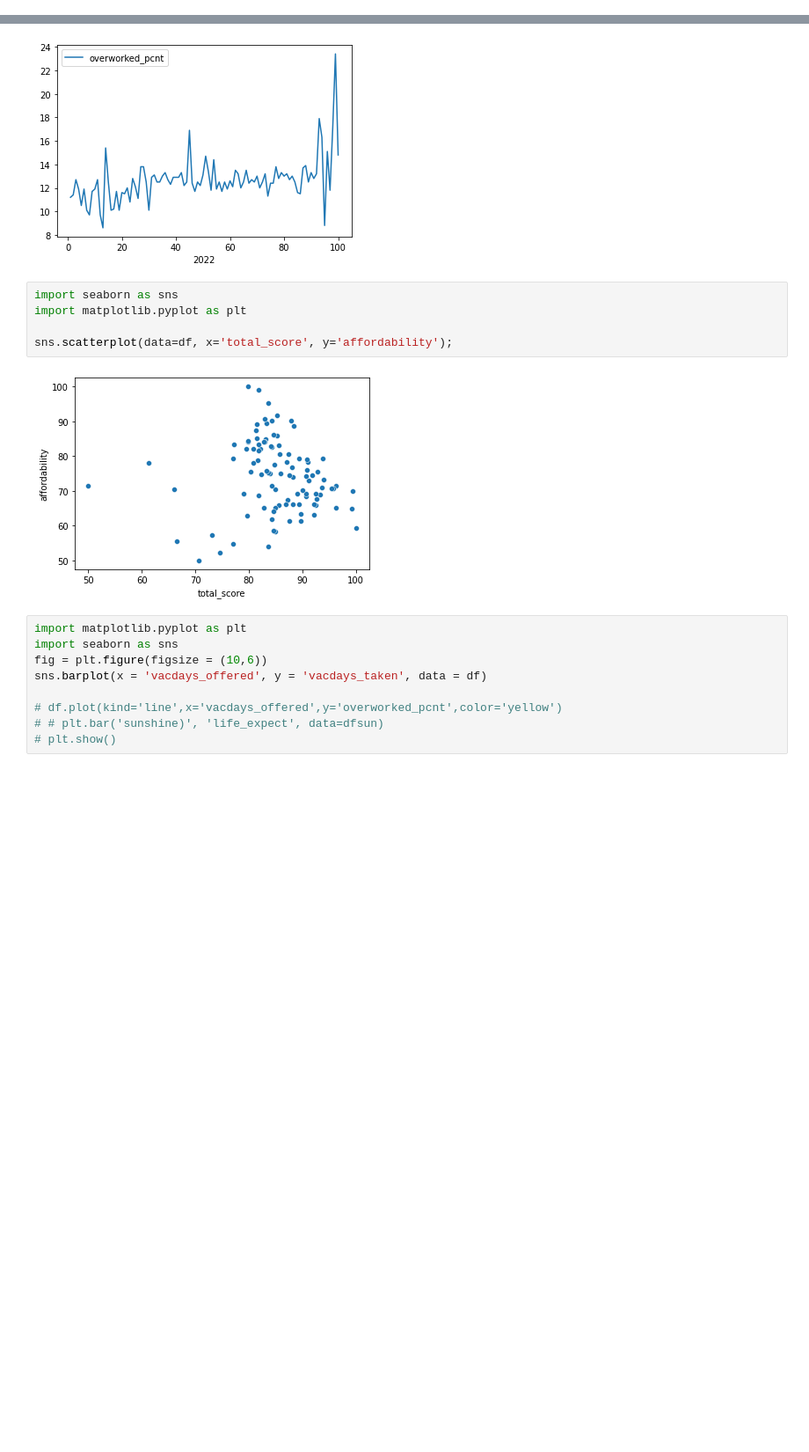
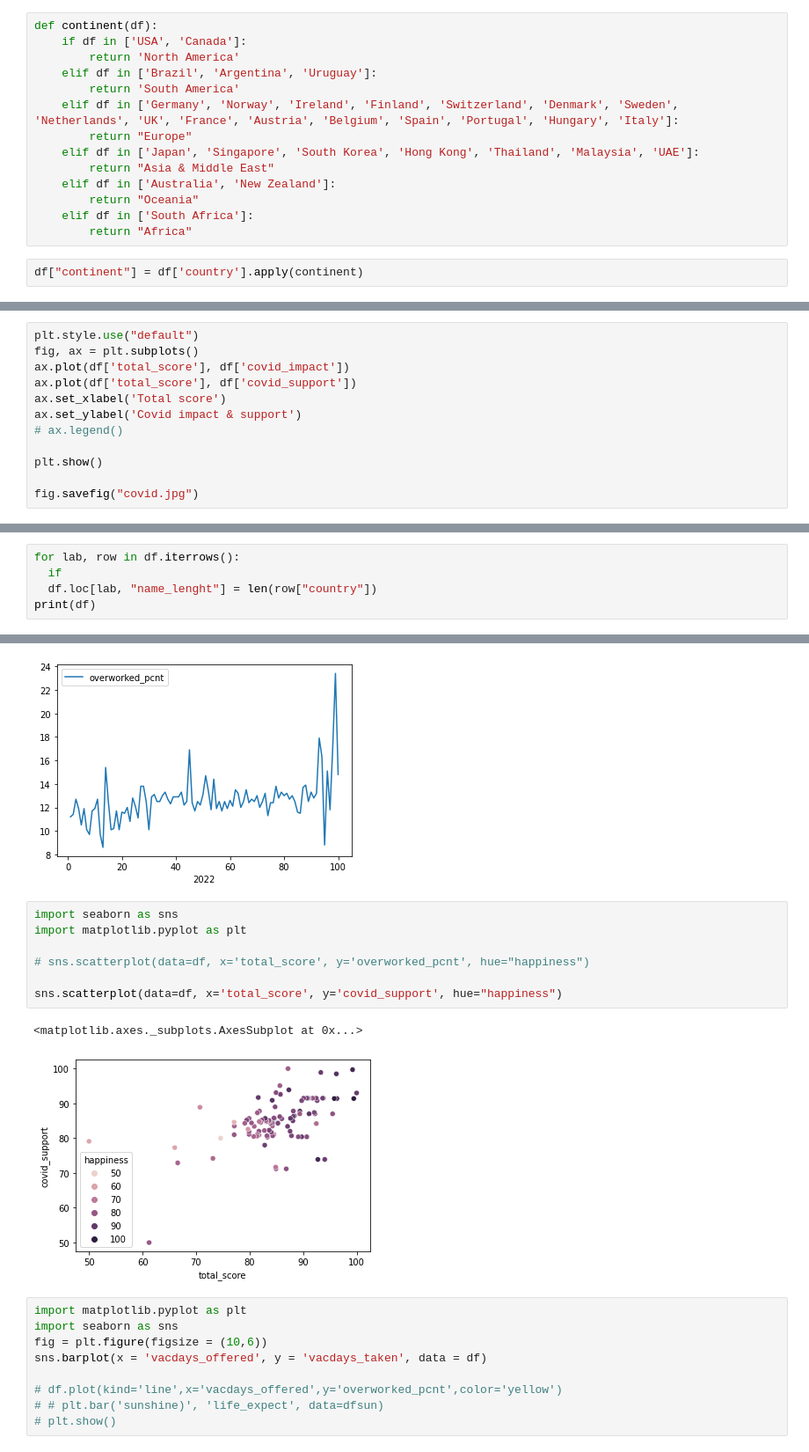
Before and after one commit to oheag2/UCDPA_GillianOHea, a Jupyter notebook: GillianOHea_FinalProject.ipynb, the cells around one changed output, grey strips where cells are left out. Shown at 88% size. Saved outputs shown, nothing was run; the diff lists cells and outputs as text; blank space fills up the shorter version.

Commit message:
Cleaning, sorting and looping
Tidied the data, added a loop and definition, created some rough graphs

```diff
--- a/GillianOHea_FinalProject.ipynb
+++ b/GillianOHea_FinalProject.ipynb
@@ -98,0 +148,16 @@ dtype: int64
+# %%
+def continent(df):
+    if df in ['USA', 'Canada']:
+        return 'North America'
+    elif df in ['Brazil', 'Argentina', 'Uruguay']:
+        return 'South America'
+    elif df in ['Germany', 'Norway', 'Ireland', 'Finland', 'Switzerland', 'Denmark', 'Sweden', 'Netherlands', 'UK', 'France', 'Austria', 'Belgium', 'Spain', 'Portugal', 'Hungary', 'Italy']:
+        return "Europe"
+    elif df in ['Japan', 'Singapore', 'South Korea', 'Hong Kong', 'Thailand', 'Malaysia', 'UAE']:
+        return "Asia & Middle East"
+    elif df in ['Australia', 'New Zealand']:
+        return "Oceania"
+    elif df in ['South Africa']:
+        return "Africa"
+# %%
+df["continent"] = df['country'].apply(continent)
@@ -98,0 +301,12 @@ dtype: int64
+# %%
+plt.style.use("default")
+fig, ax = plt.subplots()
+ax.plot(df['total_score'], df['covid_impact'])
+ax.plot(df['total_score'], df['covid_support'])
+ax.set_xlabel('Total score')
+ax.set_ylabel('Covid impact & support')
+# ax.legend()
+
+plt.show()
+
+fig.savefig("covid.jpg")
@@ -98,0 +385,5 @@ dtype: int64
+# %%
+for lab, row in df.iterrows():
+  if
+  df.loc[lab, "name_lenght"] = len(row["country"])
+print(df)
@@ -110,10 +497,13 @@ df[['overworked_pcnt']].plot()
 # %%
 import seaborn as sns
 import matplotlib.pyplot as plt
 
-sns.scatterplot(data=df, x='total_score', y='affordability');
+# sns.scatterplot(data=df, x='total_score', y='overworked_pcnt', hue="happiness")
+
+sns.scatterplot(data=df, x='total_score', y='covid_support', hue="happiness")
 # %% [output]
+<matplotlib.axes._subplots.AxesSubplot at 0x...>
-[figure, old version]
+[figure, new version]
 # %%
 import matplotlib.pyplot as plt
 import seaborn as sns
```
Also changed, not shown: parts of 58 cells of this notebook.
